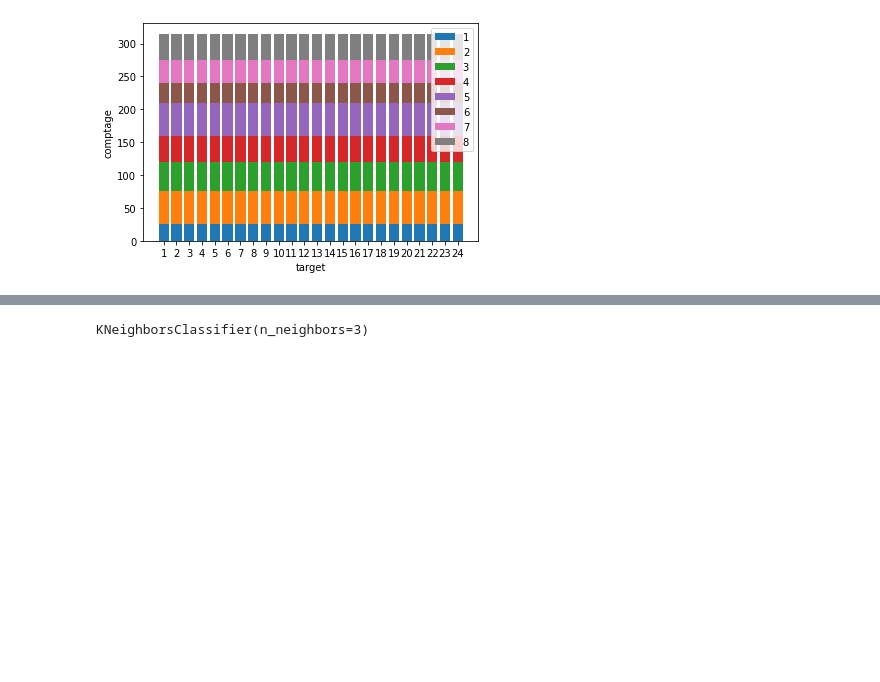
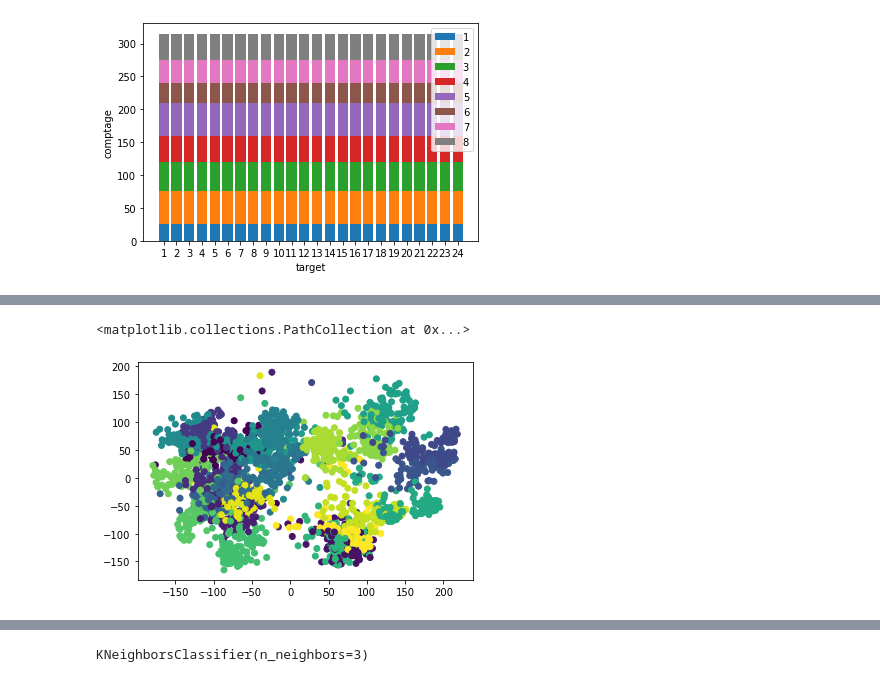
Before and after one commit to jean3108/Research-Data-Science-Methodology, a Jupyter notebook: reds.ipynb, the cells around one changed output, grey strips where cells are left out. Cells and saved outputs as stored; diff of their text form; code cells hidden in the pictures; blank space fills up the shorter version.

```diff
--- a/reds.ipynb
+++ b/reds.ipynb
@@ -190,0 +258,9 @@ plt.show()
+# %%
+pca = PCA(n_components=2)
+pca.fit(predictors-predictors.mean(axis=0))
+predictors_cent_pca = pca.transform(predictors-predictors.mean(axis=0))
+# %%
+plt.scatter(predictors_cent_pca[:,0], predictors_cent_pca[:,1], c=target)
+# %% [output]
+<matplotlib.collections.PathCollection at 0x...>
+[figure, added]
```
Also changed, not shown: parts of 46 cells of this notebook.
